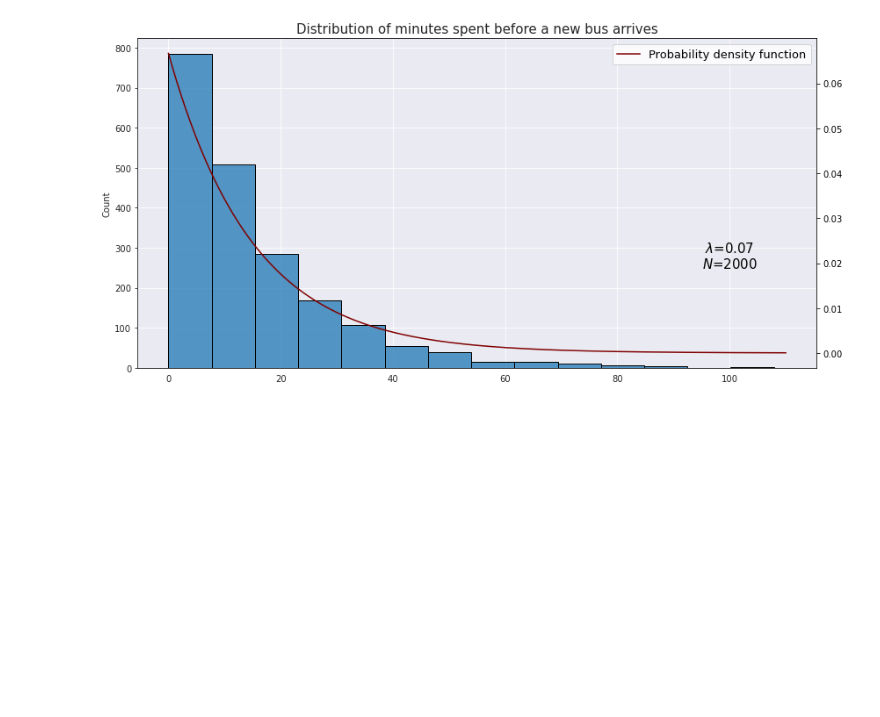
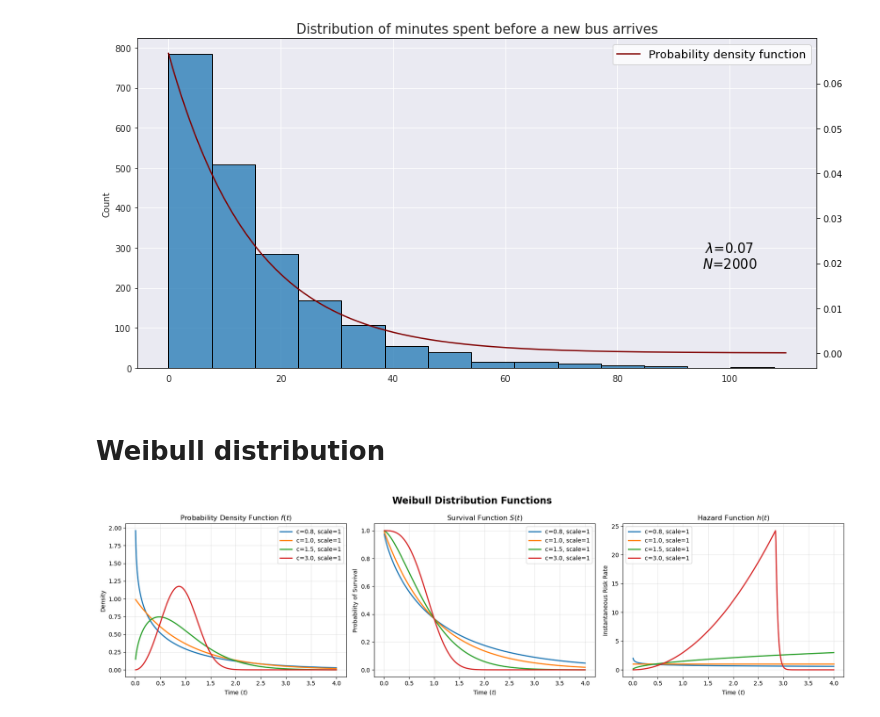
Before and after one commit to vzahorui/vzahorui.github.io, a Jupyter notebook: jupyter_notebooks/ditributions/plot_distributions.ipynb, the cells around one changed output. Saved outputs shown, nothing was run; the diff lists cells and outputs as text; code cells hidden in the pictures; blank space fills up the shorter version.

```diff
--- a/jupyter_notebooks/ditributions/plot_distributions.ipynb
+++ b/jupyter_notebooks/ditributions/plot_distributions.ipynb
@@ -254,3 +254,5 @@ plt.tight_layout()
 plt.savefig('../../assets/images/probability/exponential_distribution.png', bbox_inches='tight');
 # %% [output]
 [figure]
+# %% [markdown]
+# Weibull distribution
@@ -256,0 +308,20 @@ plt.savefig('../../assets/images/probability/exponential_distribution.png', bbox
+# %%
+# --- Weibull Distribution ---
+
+# Scipy mapping:
+# 'c' = shape parameter (k)
+# 'scale' = scale parameter (lambda)
+
+weibull_params = [
+    {'c': 0.8, 'scale': 1},  # Decreasing Hazard (Infant mortality)
+    {'c': 1.0, 'scale': 1},  # Constant Hazard (Exponential)
+    {'c': 1.5, 'scale': 1},  # Increasing Hazard (Early wear out)
+    {'c': 3.0, 'scale': 1}   # Rapidly Increasing Hazard (Old age/Targeted failure)
+]
+
+def get_weibull(p):
+    return weibull_min(c=p['c'], scale=p['scale'])
+
+plot_survival_views("Weibull", weibull_params, get_weibull, t_max=4)
+# %% [output]
+[figure, added]
```
Also changed, not shown: parts of 4 cells of this notebook, 4 other files.
